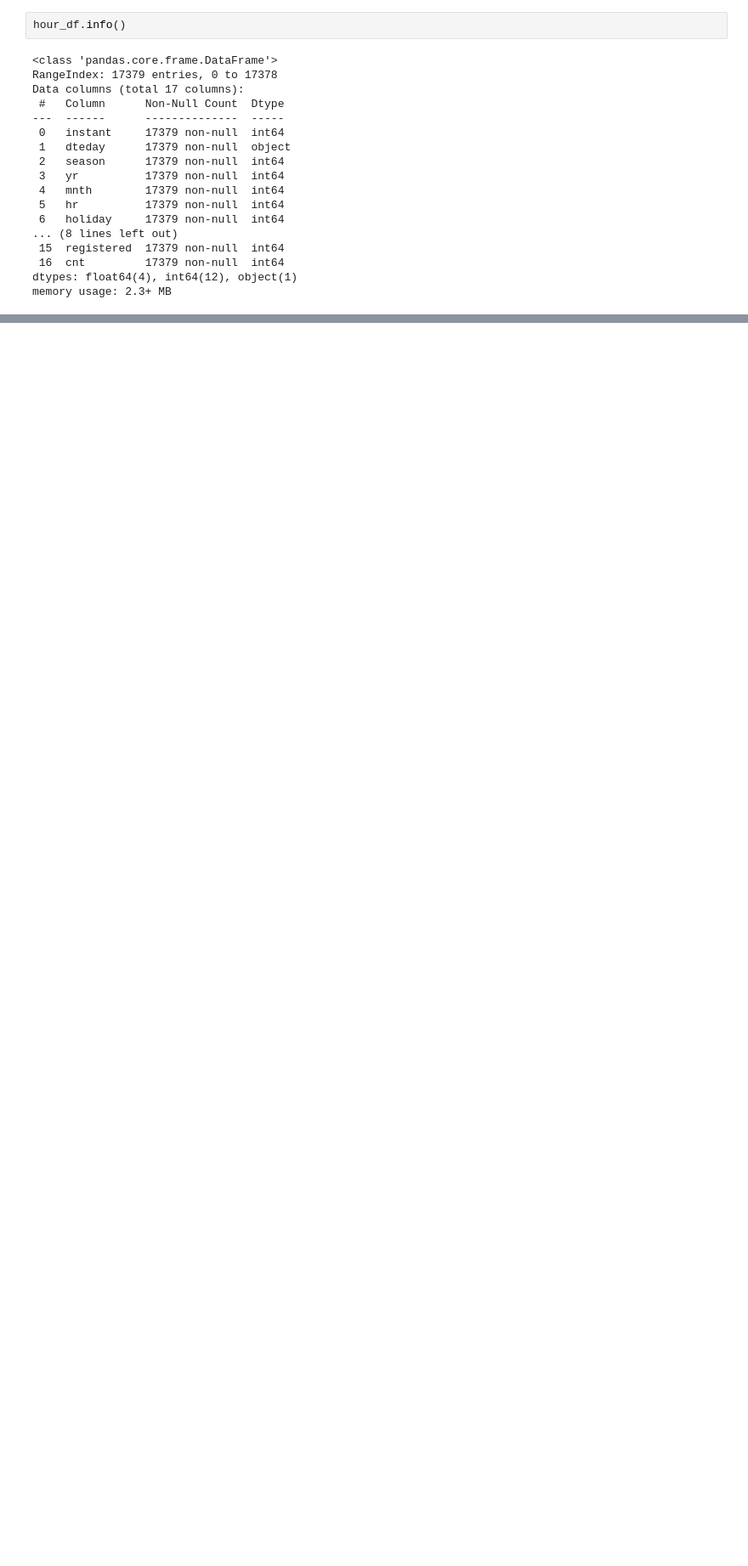
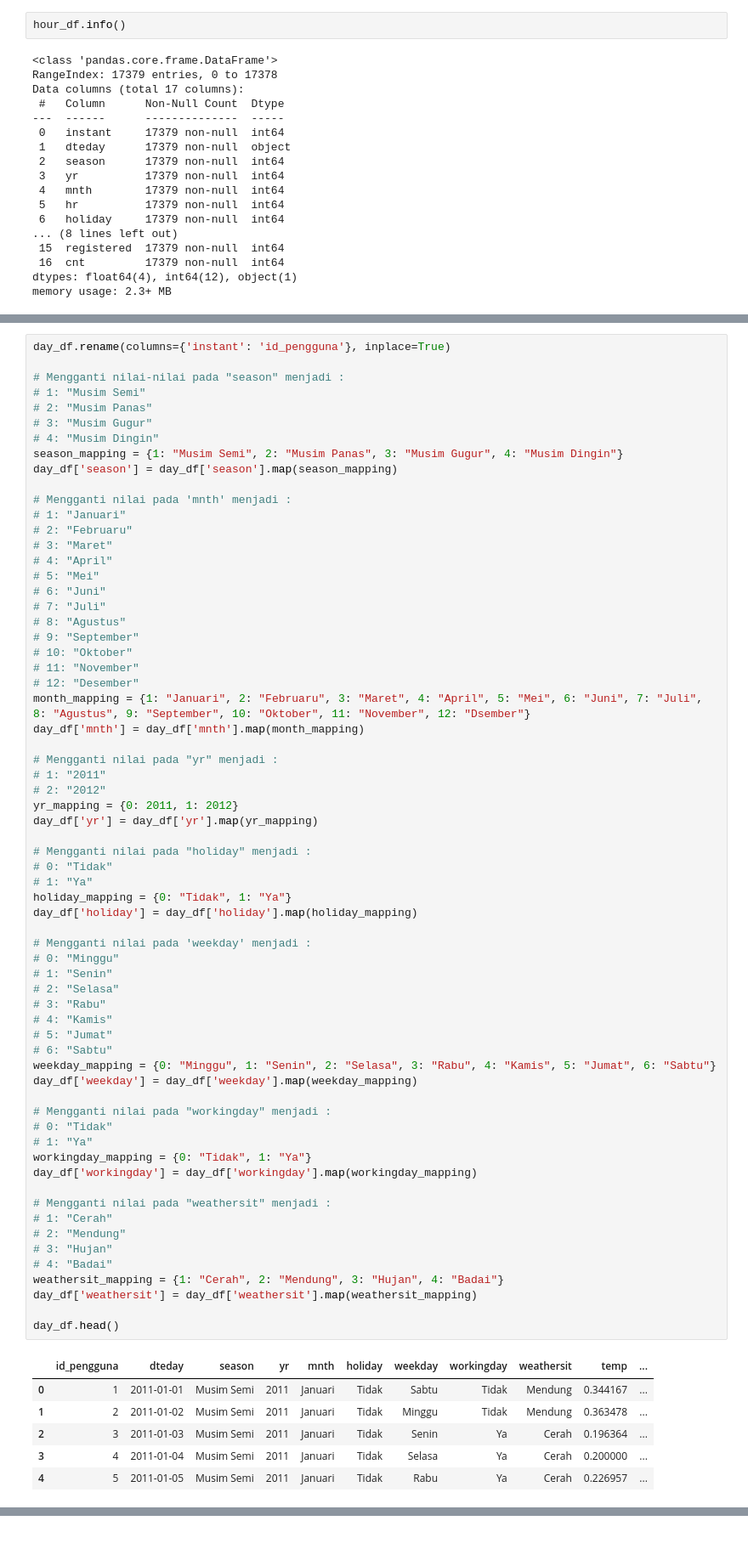
Before and after one commit to khalifumar/proyek_analisis_data, a Jupyter notebook: notebook.ipynb, the cells around one changed output, grey strips where cells are left out. Shown at 85% size. Saved outputs shown, nothing was run; the diff lists cells and outputs as text; blank space fills up the shorter version.

```diff
--- a/notebook.ipynb
+++ b/notebook.ipynb
@@ -84,0 +180,72 @@ memory usage: 2.3+ MB
+# %%
+day_df.rename(columns={'instant': 'id_pengguna'}, inplace=True)
+
+# Mengganti nilai-nilai pada "season" menjadi :
+# 1: "Musim Semi"
+# 2: "Musim Panas"
+# 3: "Musim Gugur"
+# 4: "Musim Dingin"
+season_mapping = {1: "Musim Semi", 2: "Musim Panas", 3: "Musim Gugur", 4: "Musim Dingin"}
+day_df['season'] = day_df['season'].map(season_mapping)
+
+# Mengganti nilai pada 'mnth' menjadi :
+# 1: "Januari"
+# 2: "Februaru"
+# 3: "Maret"
+# 4: "April"
+# 5: "Mei"
+# 6: "Juni"
+# 7: "Juli"
+# 8: "Agustus"
+# 9: "September"
+# 10: "Oktober"
+# 11: "November"
+# 12: "Desember"
+month_mapping = {1: "Januari", 2: "Februaru", 3: "Maret", 4: "April", 5: "Mei", 6: "Juni", 7: "Juli", 8: "Agustus", 9: "September", 10: "Oktober", 11: "November", 12: "Dsember"}
+day_df['mnth'] = day_df['mnth'].map(month_mapping)
+
+# Mengganti nilai pada "yr" menjadi :
+# 1: "2011"
+# 2: "2012"
+yr_mapping = {0: 2011, 1: 2012}
+day_df['yr'] = day_df['yr'].map(yr_mapping)
+
+# Mengganti nilai pada "holiday" menjadi :
+# 0: "Tidak"
+# 1: "Ya"
+holiday_mapping = {0: "Tidak", 1: "Ya"}
+day_df['holiday'] = day_df['holiday'].map(holiday_mapping)
+
+# Mengganti nilai pada 'weekday' menjadi :
+# 0: "Minggu"
+# 1: "Senin"
+# 2: "Selasa"
+# 3: "Rabu"
+# 4: "Kamis"
+# 5: "Jumat"
+# 6: "Sabtu"
+weekday_mapping = {0: "Minggu", 1: "Senin", 2: "Selasa", 3: "Rabu", 4: "Kamis", 5: "Jumat", 6: "Sabtu"}
+day_df['weekday'] = day_df['weekday'].map(weekday_mapping)
+
+# Mengganti nilai pada "workingday" menjadi :
+# 0: "Tidak"
+# 1: "Ya"
+workingday_mapping = {0: "Tidak", 1: "Ya"}
+day_df['workingday'] = day_df['workingday'].map(workingday_mapping)
+
+# Mengganti nilai pada "weathersit" menjadi :
+# 1: "Cerah"
+# 2: "Mendung"
+# 3: "Hujan"
+# 4: "Badai"
+weathersit_mapping = {1: "Cerah", 2: "Mendung", 3: "Hujan", 4: "Badai"}
+day_df['weathersit'] = day_df['weathersit'].map(weathersit_mapping)
+
+day_df.head()
+# %% [output]
+|  | id_pengguna | dteday | season | yr | mnth | holiday | weekday | workingday | weathersit | temp | ... |
+| 0 | 1 | 2011-01-01 | Musim Semi | 2011 | Januari | Tidak | Sabtu | Tidak | Mendung | 0.344167 | ... |
+| 1 | 2 | 2011-01-02 | Musim Semi | 2011 | Januari | Tidak | Minggu | Tidak | Mendung | 0.363478 | ... |
+| 2 | 3 | 2011-01-03 | Musim Semi | 2011 | Januari | Tidak | Senin | Ya | Cerah | 0.196364 | ... |
+| 3 | 4 | 2011-01-04 | Musim Semi | 2011 | Januari | Tidak | Selasa | Ya | Cerah | 0.200000 | ... |
+| 4 | 5 | 2011-01-05 | Musim Semi | 2011 | Januari | Tidak | Rabu | Ya | Cerah | 0.226957 | ... |
```
Also changed, not shown: parts of 121 cells of this notebook, 3 other files.
